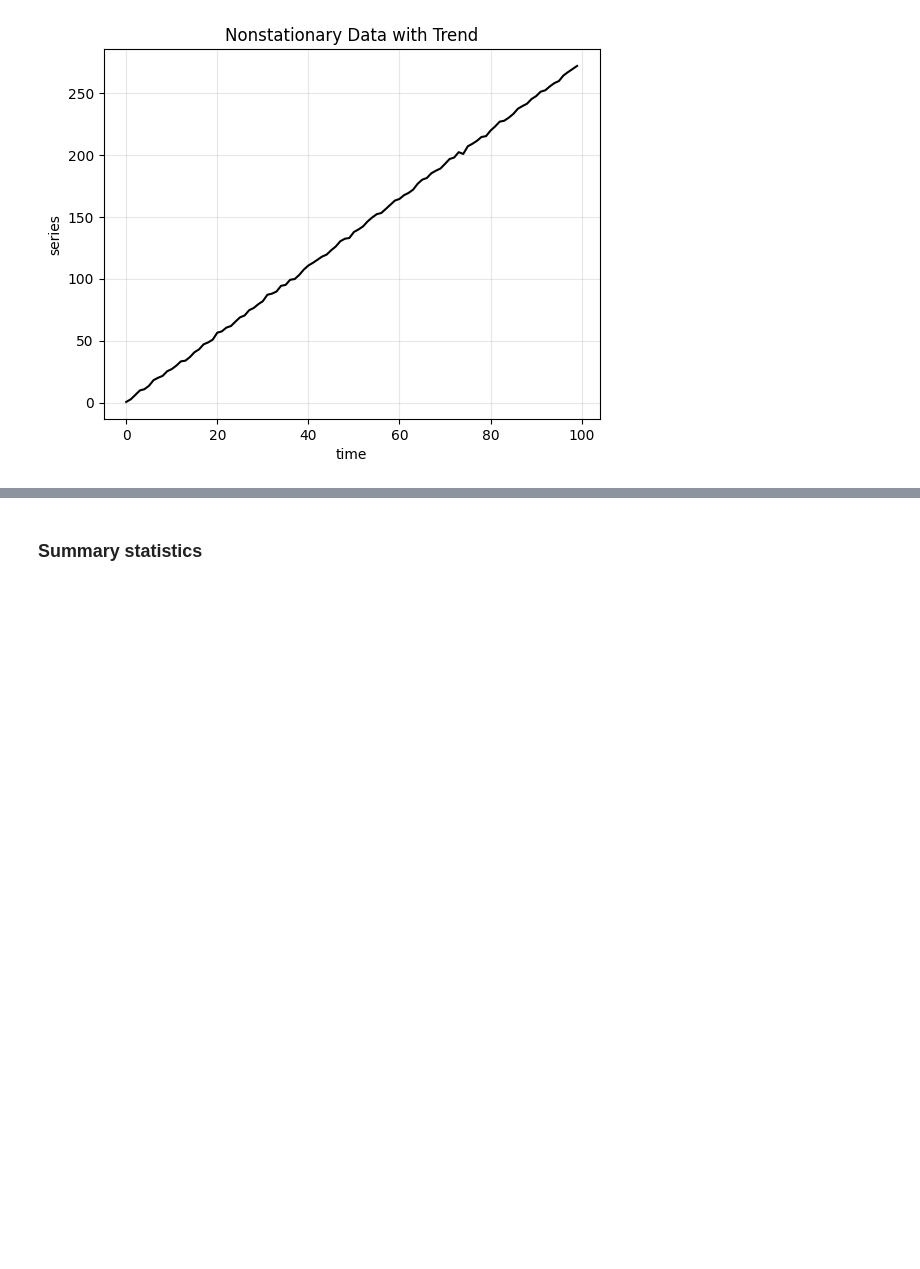
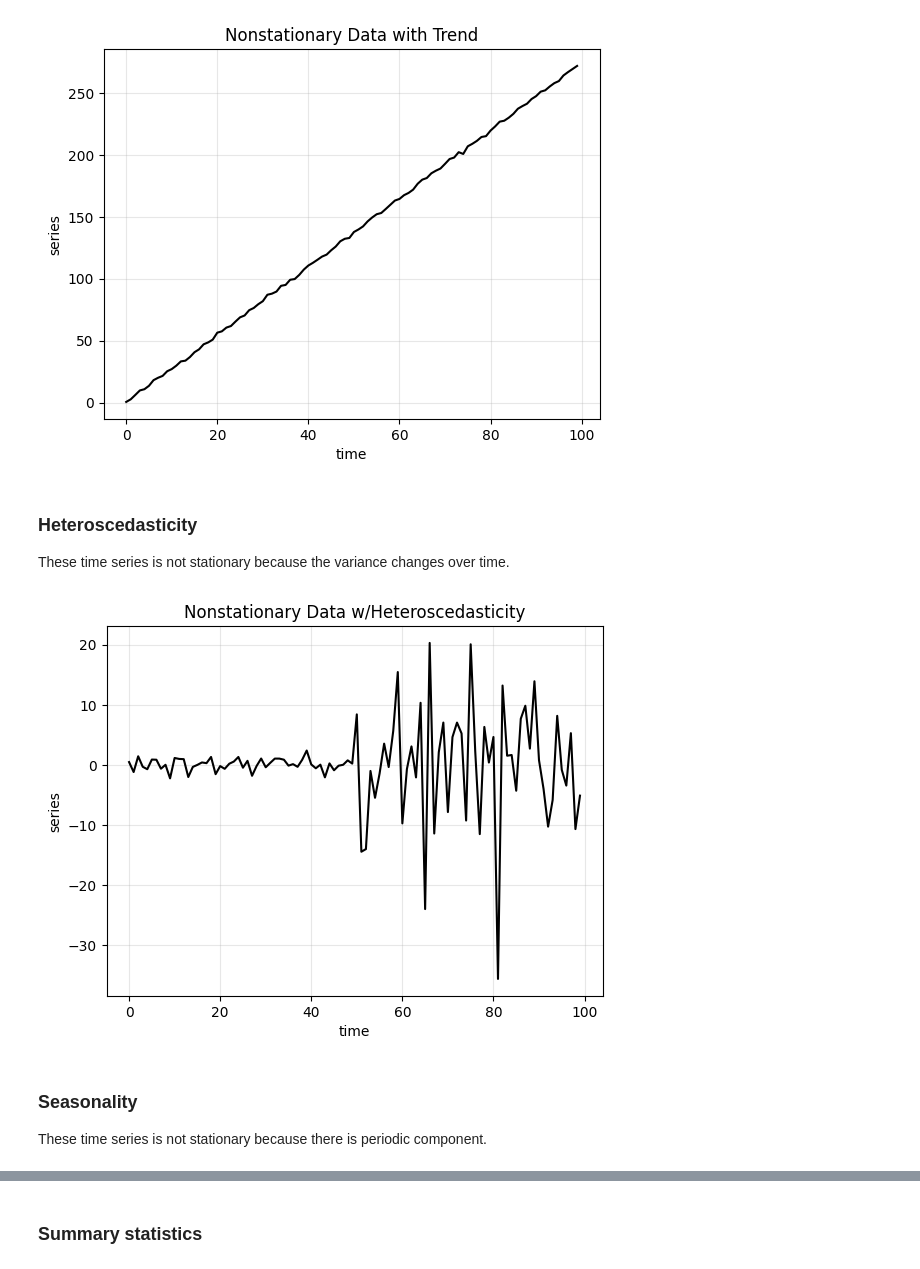
Before and after one commit to MKastek/time-series-notes, a Jupyter notebook: Time_series_anomaly_detection.ipynb, the cells around one changed output, grey strips where cells are left out. Drawn from its saved outputs; the diff is of its cells as text; code cells hidden in the pictures; blank space fills up the shorter version.

```diff
--- a/Time_series_anomaly_detection.ipynb
+++ b/Time_series_anomaly_detection.ipynb
@@ -318,3 +335,22 @@ run_sequence_plot(time, trend,
                   title="Nonstationary Data with Trend")
 # %% [output]
 [figure]
+# %% [markdown]
+### Heteroscedasticity
+These time series is not stationary because the variance changes over time.
+# %%
+# reproducibility
+np.random.seed(1234)
+
+# data
+level_1 = np.random.normal(loc=0, scale=1.0, size = 50)
+level_2 = np.random.normal(loc=0, scale=10.0, size = 50)
+heteroscedasticity = np.append(level_1, level_2)
+# %%
+run_sequence_plot(time, heteroscedasticity,
+                  title="Nonstationary Data w/Heteroscedasticity")
+# %% [output]
+[figure, added]
+# %% [markdown]
+### Seasonality
+These time series is not stationary because there is periodic component.
```
Also changed, not shown: parts of 49 cells of this notebook.
